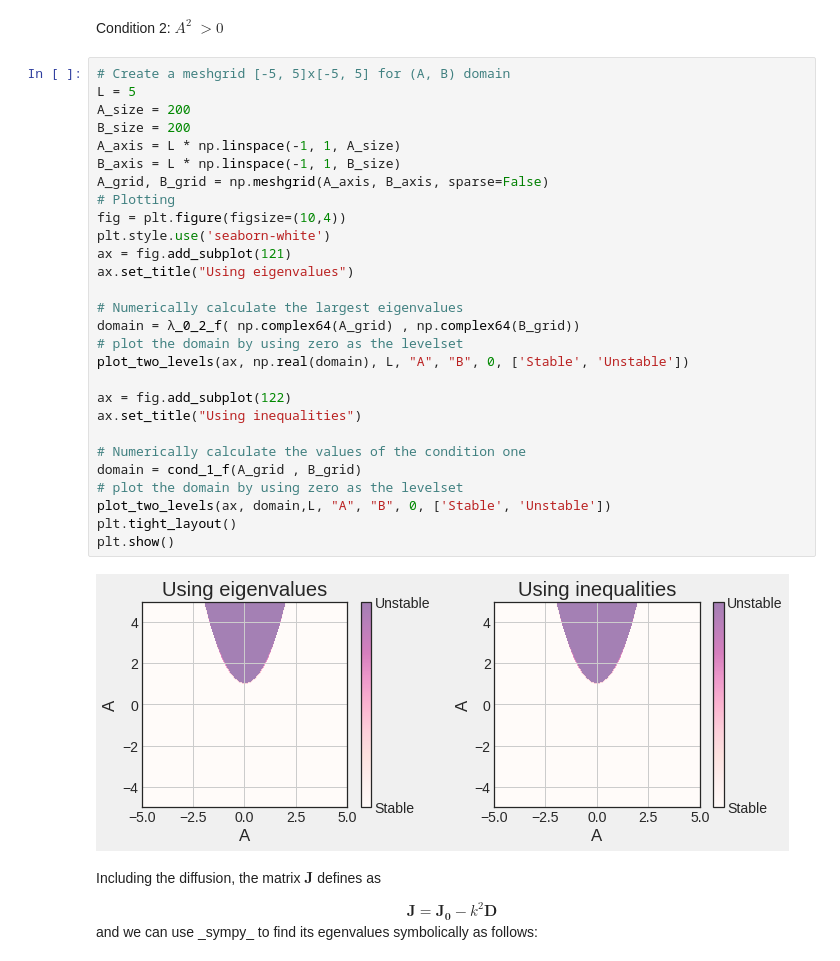
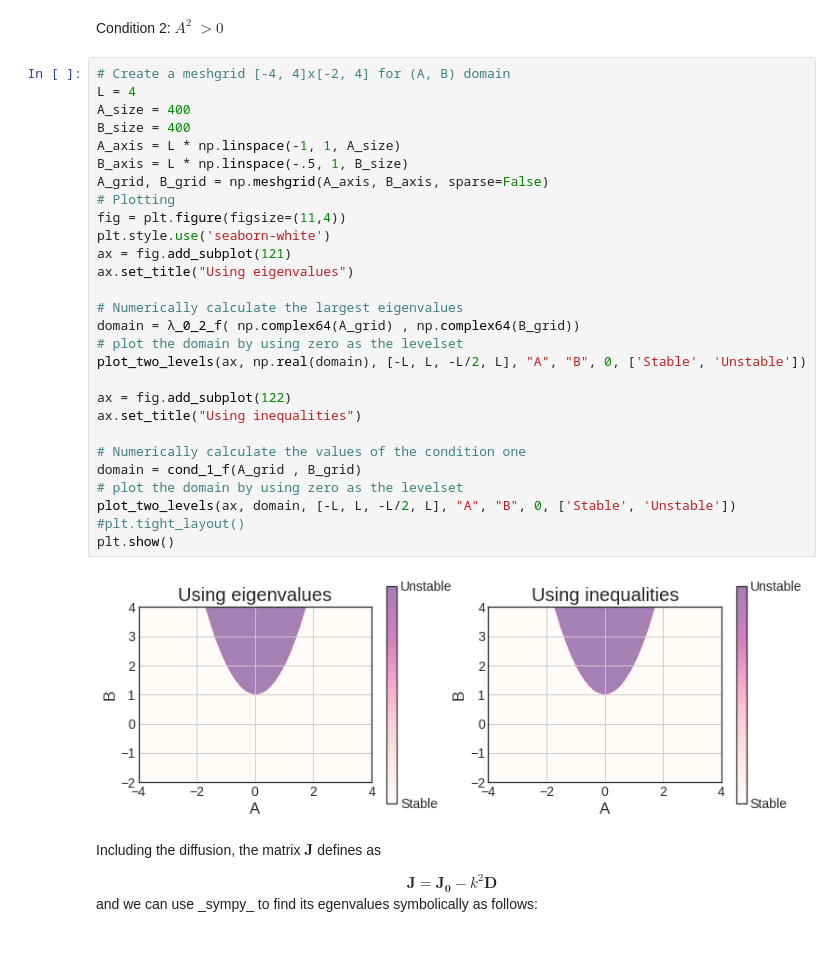
Before and after one commit to rpazuki/morpho_repo, a Jupyter notebook: amplitude_method/PDE_linear_stability.ipynb, the cells around one changed output. Cells and saved outputs as stored; diff of their text form.

```diff
--- a/amplitude_method/PDE_linear_stability.ipynb
+++ b/amplitude_method/PDE_linear_stability.ipynb
@@ -441,35 +441,35 @@ cond_2_f = lambdify([A, B], cond_2, modules='numpy')
 Condition 1: $- A^{2} + B - 1$ $< 0$
 Condition 2: $A^{2}$ $> 0$
 # %%
-# Create a meshgrid [-5, 5]x[-5, 5] for (A, B) domain
-L = 5
-A_size = 200
-B_size = 200
+# Create a meshgrid [-4, 4]x[-2, 4] for (A, B) domain
+L = 4
+A_size = 400
+B_size = 400
 A_axis = L * np.linspace(-1, 1, A_size)
-B_axis = L * np.linspace(-1, 1, B_size)
+B_axis = L * np.linspace(-.5, 1, B_size)
 A_grid, B_grid = np.meshgrid(A_axis, B_axis, sparse=False)
 # Plotting
-fig = plt.figure(figsize=(10,4))
+fig = plt.figure(figsize=(11,4))
 plt.style.use('seaborn-white')
 ax = fig.add_subplot(121)
 ax.set_title("Using eigenvalues")
 
 # Numerically calculate the largest eigenvalues
 domain = λ_0_2_f( np.complex64(A_grid) , np.complex64(B_grid))
 # plot the domain by using zero as the levelset
-plot_two_levels(ax, np.real(domain), L, "A", "B", 0, ['Stable', 'Unstable'])
+plot_two_levels(ax, np.real(domain), [-L, L, -L/2, L], "A", "B", 0, ['Stable', 'Unstable'])
 
 ax = fig.add_subplot(122)
 ax.set_title("Using inequalities")
 
 # Numerically calculate the values of the condition one
 domain = cond_1_f(A_grid , B_grid)
 # plot the domain by using zero as the levelset
-plot_two_levels(ax, domain,L, "A", "B", 0, ['Stable', 'Unstable'])
-plt.tight_layout()
+plot_two_levels(ax, domain, [-L, L, -L/2, L], "A", "B", 0, ['Stable', 'Unstable'])
+#plt.tight_layout()
 plt.show()
 # %% [output]
-[figure, old version]
+[figure, new version]
 # %% [markdown]
 Including the diffusion, the matrix $\boldsymbol{J}$ defines as
 <center>$\boldsymbol{J} = \boldsymbol{J_0} - k^2 \boldsymbol{D}$</center>
```
Also changed, not shown: parts of 20 cells of this notebook, 6 other files.
